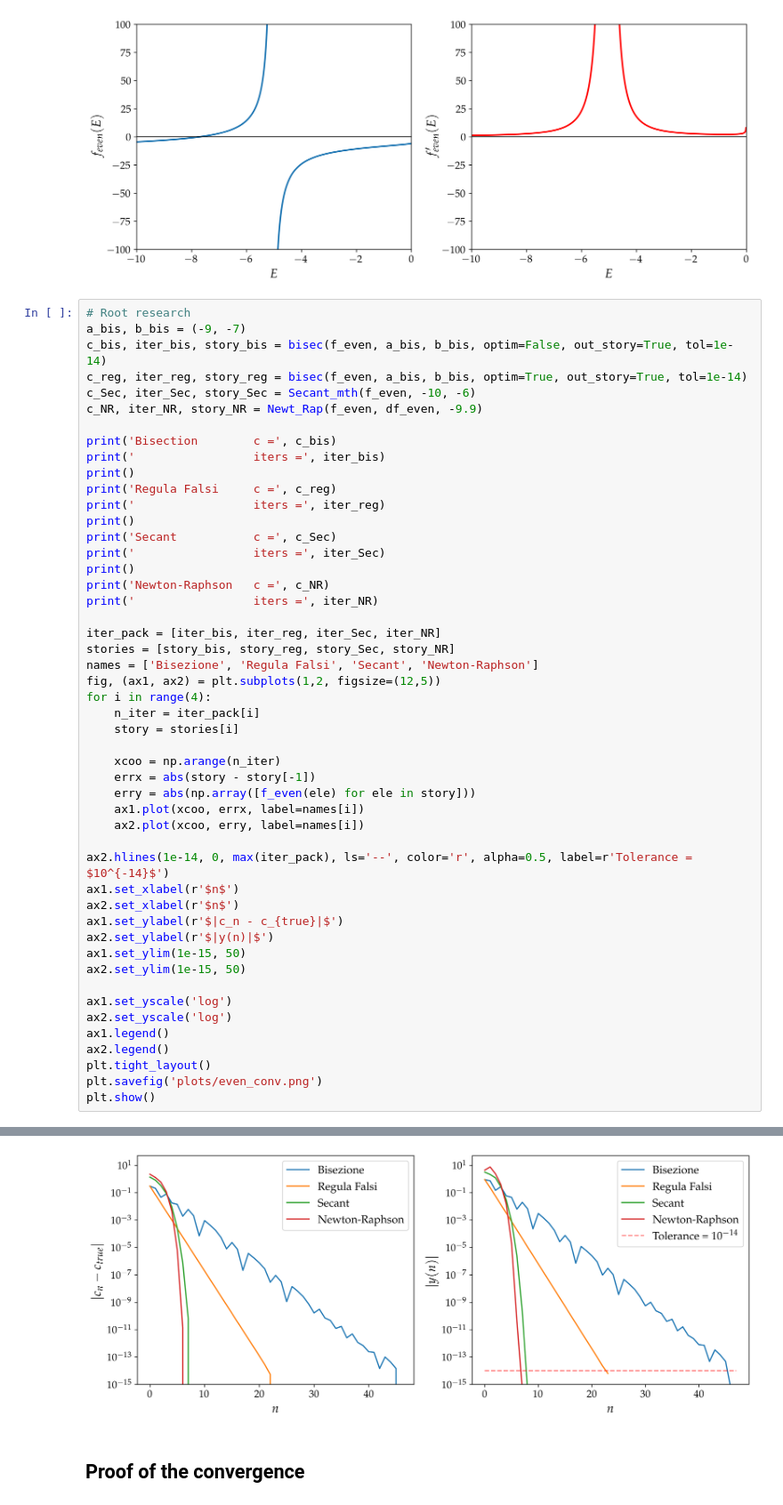
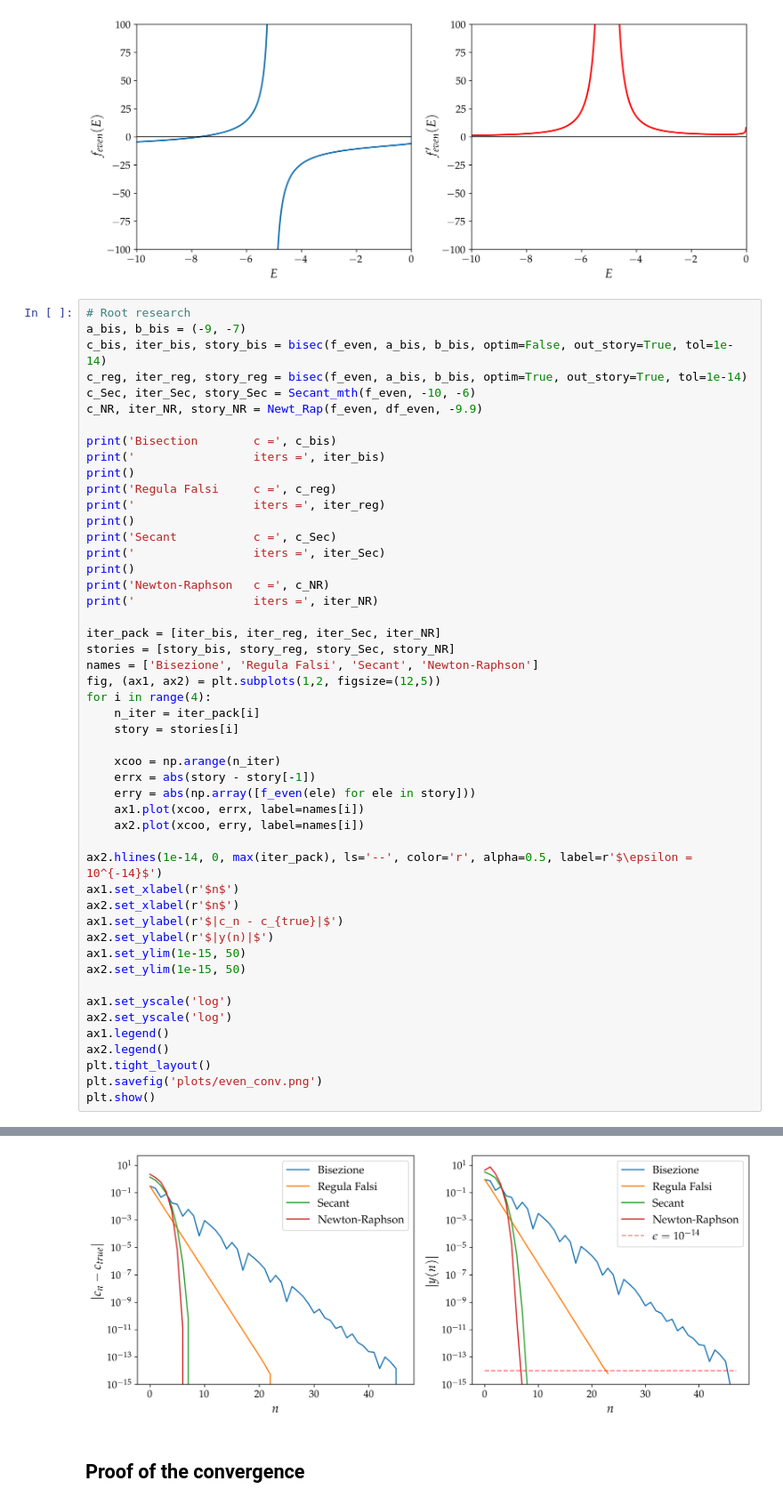
Before and after one commit to mvolpato-unimib/Lab_comp, a Jupyter notebook: ex14/secant.ipynb, the cells around one changed output, grey strips where cells are left out. Shown at 89% size. Saved outputs shown, nothing was run; the diff lists cells and outputs as text.

```diff
--- a/ex14/secant.ipynb
+++ b/ex14/secant.ipynb
@@ -126,35 +126,35 @@ for i in range(4):
     erry = abs(np.array([f_even(ele) for ele in story]))
     ax1.plot(xcoo, errx, label=names[i])
     ax2.plot(xcoo, erry, label=names[i])
 
-ax2.hlines(1e-14, 0, max(iter_pack), ls='--', color='r', alpha=0.5, label=r'Tolerance = $10^{-14}$')
+ax2.hlines(1e-14, 0, max(iter_pack), ls='--', color='r', alpha=0.5, label=r'$\epsilon = 10^{-14}$')
 ax1.set_xlabel(r'$n$')
 ax2.set_xlabel(r'$n$')
 ax1.set_ylabel(r'$|c_n - c_{true}|$')
 ax2.set_ylabel(r'$|y(n)|$')
 ax1.set_ylim(1e-15, 50)
 ax2.set_ylim(1e-15, 50)
 
 ax1.set_yscale('log')
 ax2.set_yscale('log')
 ax1.legend()
 ax2.legend()
 plt.tight_layout()
 plt.savefig('plots/even_conv.png')
 plt.show()
 # %% [output]
 Bisection        c = -7.7050092507390815
                  iters = 47
 
 Regula Falsi     c = -7.705009250739083
                  iters = 24
 
 Secant           c = -7.7050092507390815
                  iters = 9
 
 Newton-Raphson   c = -7.7050092507390815
                  iters = 8
-[figure, old version]
+[figure, new version]
 # %% [markdown]
 ## **Proof of the convergence**
 # %%
```
Also changed, not shown: parts of 4 cells of this notebook, 8 other files.
